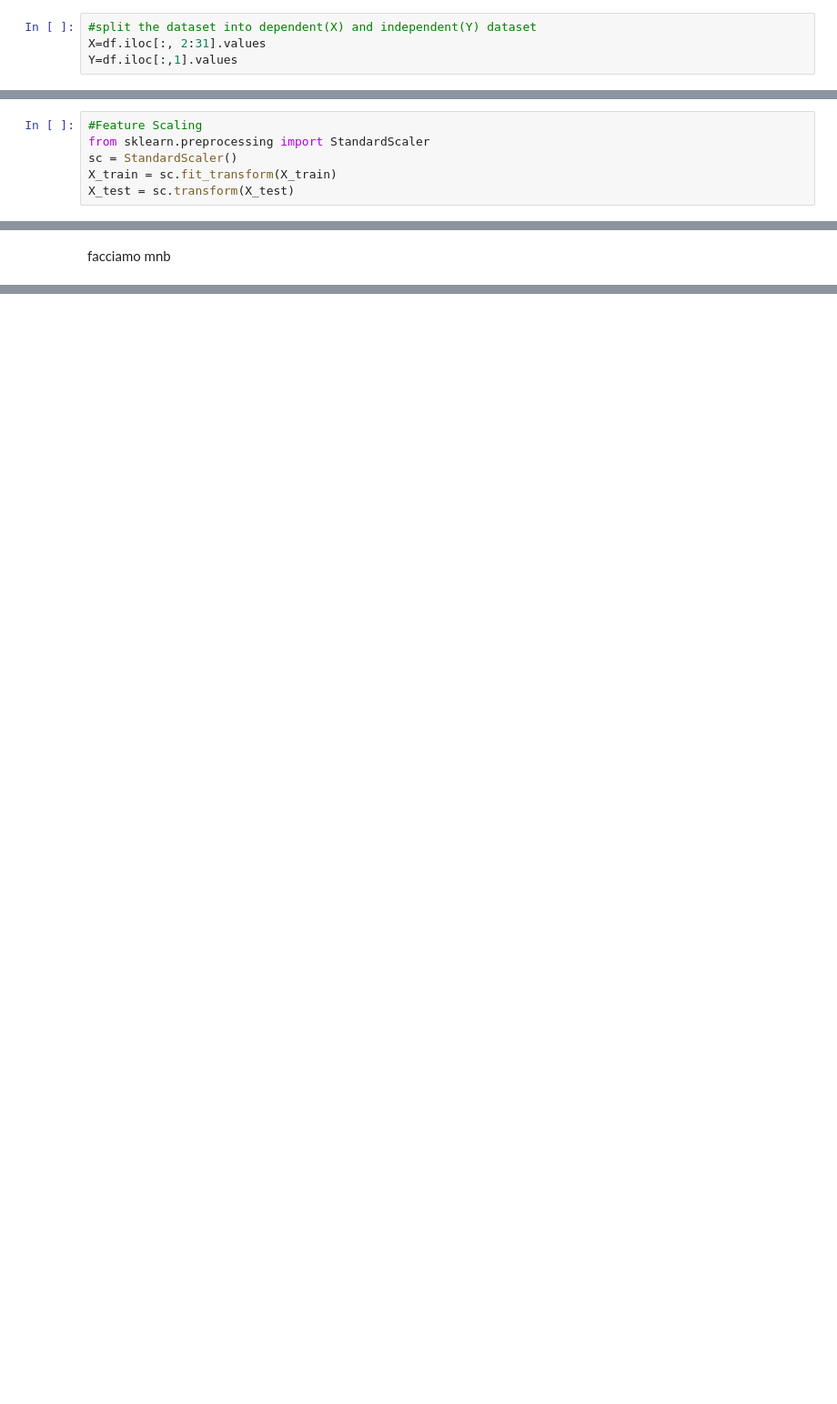
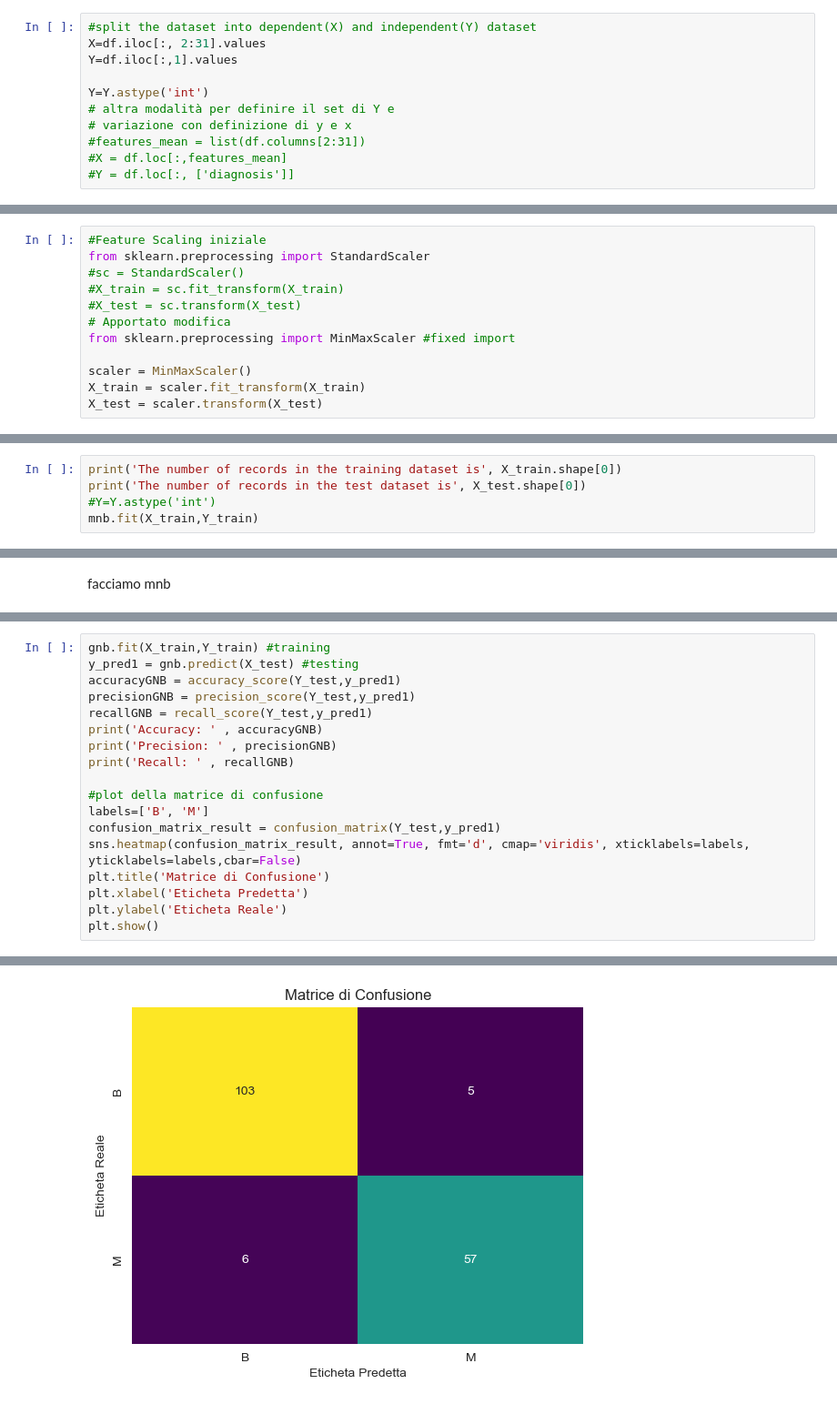
Before and after one commit to chiaracos/BreastCancerPrediction, a Jupyter notebook: BreastCancerPrediction.ipynb, the cells around one changed output, grey strips where cells are left out. Shown at 91% size. Cells and saved outputs as stored; diff of their text form; blank space fills up the shorter version.

Commit message:
alcune modifiche feature scaling

```diff
--- a/BreastCancerPrediction.ipynb
+++ b/BreastCancerPrediction.ipynb
@@ -178,5 +178,12 @@ emerge dal pairplot:
 #split the dataset into dependent(X) and independent(Y) dataset
 X=df.iloc[:, 2:31].values
 Y=df.iloc[:,1].values
+
+Y=Y.astype('int')
+# altra modalità per definire il set di Y e
+# variazione con definizione di y e x
+#features_mean = list(df.columns[2:31])
+#X = df.loc[:,features_mean]
+#Y = df.loc[:, ['diagnosis']]
 # %%
 #splitting the data into training and test dataset
@@ -192,11 +201,17 @@ The number of records in the test dataset is 171
 # %% [markdown]
 Utilizzo StandardScaler che fa parte della libreria scikit-learn e rappresenta un oggetto utilizzato per la standardizzazione dei dati. La standardizzazione è una tecnica di feature scaling che trasforma le feature in modo che abbiano una media zero e una deviazione standard unitaria.
 # %%
-#Feature Scaling
+#Feature Scaling iniziale
 from sklearn.preprocessing import StandardScaler
-sc = StandardScaler()
-X_train = sc.fit_transform(X_train)
-X_test = sc.transform(X_test)
+#sc = StandardScaler()
+#X_train = sc.fit_transform(X_train)
+#X_test = sc.transform(X_test)
+# Apportato modifica
+from sklearn.preprocessing import MinMaxScaler #fixed import
+
+scaler = MinMaxScaler()
+X_train = scaler.fit_transform(X_train)
+X_test = scaler.transform(X_test)
 # %% [markdown]
 ## Data preparation(Feature Selection)
 # %% [markdown]
@@ -315,3 +331,8 @@ from sklearn.metrics import accuracy_score,confusion_matrix,precision_score, rec
 gnb = GaussianNB()
 mnb = MultinomialNB()
 bnb = BernoulliNB()
+# %%
+print('The number of records in the training dataset is', X_train.shape[0])
+print('The number of records in the test dataset is', X_test.shape[0])
+#Y=Y.astype('int')
+mnb.fit(X_train,Y_train)
@@ -348,0 +376,19 @@ ValueError: Unknown label type: (array([0, 0, 0, 0, 0, 1, 0, 0, 0, 0, 0, 0, 1, 1
+# %%
+gnb.fit(X_train,Y_train) #training
+y_pred1 = gnb.predict(X_test) #testing
+accuracyGNB = accuracy_score(Y_test,y_pred1)
+precisionGNB = precision_score(Y_test,y_pred1)
+recallGNB = recall_score(Y_test,y_pred1)
+print('Accuracy: ' , accuracyGNB)
+print('Precision: ' , precisionGNB)
+print('Recall: ' , recallGNB)
+
+#plot della matrice di confusione
+labels=['B', 'M']
+confusion_matrix_result = confusion_matrix(Y_test,y_pred1)
+sns.heatmap(confusion_matrix_result, annot=True, fmt='d', cmap='viridis', xticklabels=labels, yticklabels=labels,cbar=False)
+plt.title('Matrice di Confusione')
+plt.xlabel('Eticheta Predetta')
+plt.ylabel('Eticheta Reale')
+plt.show()
+# %% [output]
@@ -348,0 +398 @@ ValueError: Unknown label type: (array([0, 0, 0, 0, 0, 1, 0, 0, 0, 0, 0, 0, 1, 1
+[figure, added]
```
Also changed, not shown: parts of 10 cells of this notebook.
